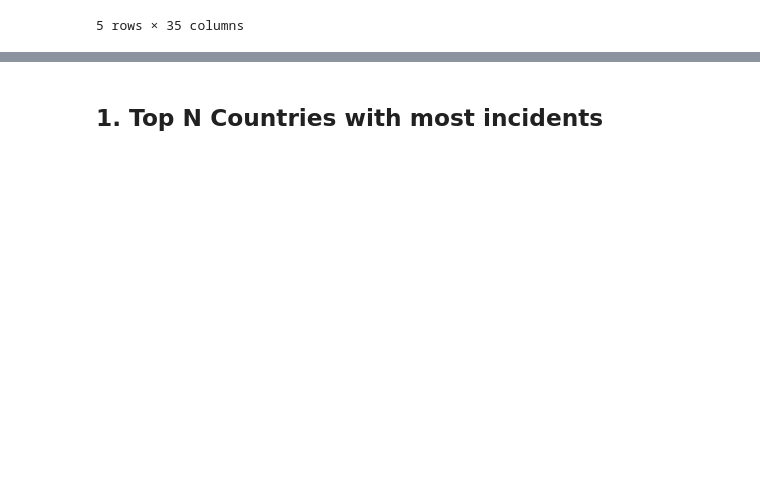
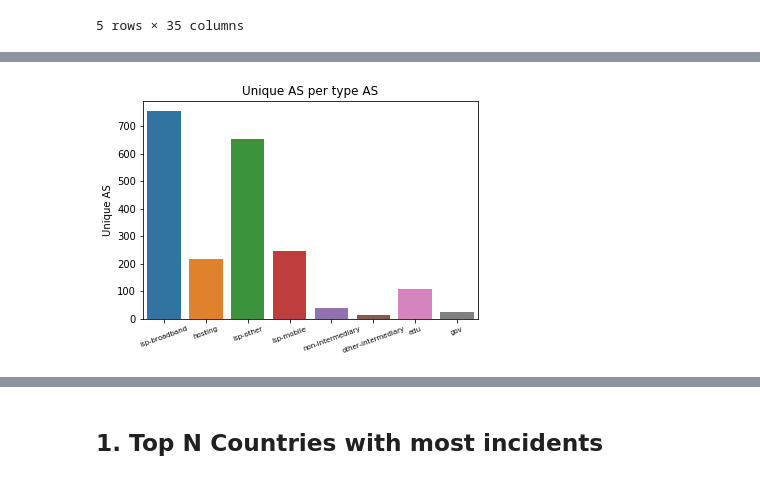
Before and after one commit to WKSu/WM0824TU-economics-of-cybersecurity-DDoS, a Jupyter notebook: SecurityMetrics/DDoS_Assignment1.ipynb, the cells around one changed output, grey strips where cells are left out. Cells and saved outputs as stored; diff of their text form; code cells hidden in the pictures; blank space fills up the shorter version.

```diff
--- a/SecurityMetrics/DDoS_Assignment1.ipynb
+++ b/SecurityMetrics/DDoS_Assignment1.ipynb
@@ -45,0 +138,14 @@ df.head()
+# %%
+raw_as_count = df.drop_duplicates(["raw_as"]).groupby("as_type")["raw_as"].count()
+
+x_raw_as = raw_as_count.index.tolist()
+y_raw_as = raw_as_count
+ax = sns.barplot(x_raw_as, y_raw_as, order = x_type)
+ax.set_xticklabels(x_type, rotation = 20, fontsize = 7)
+ax.set_title("Unique AS per type AS")
+ax.set_ylabel("Unique AS")
+ax.figure.savefig("type_as_unique.png")
+
+plt.show()
+# %% [output]
+[figure, added]
```
Also changed, not shown: parts of 13 cells of this notebook, 3 other files.
